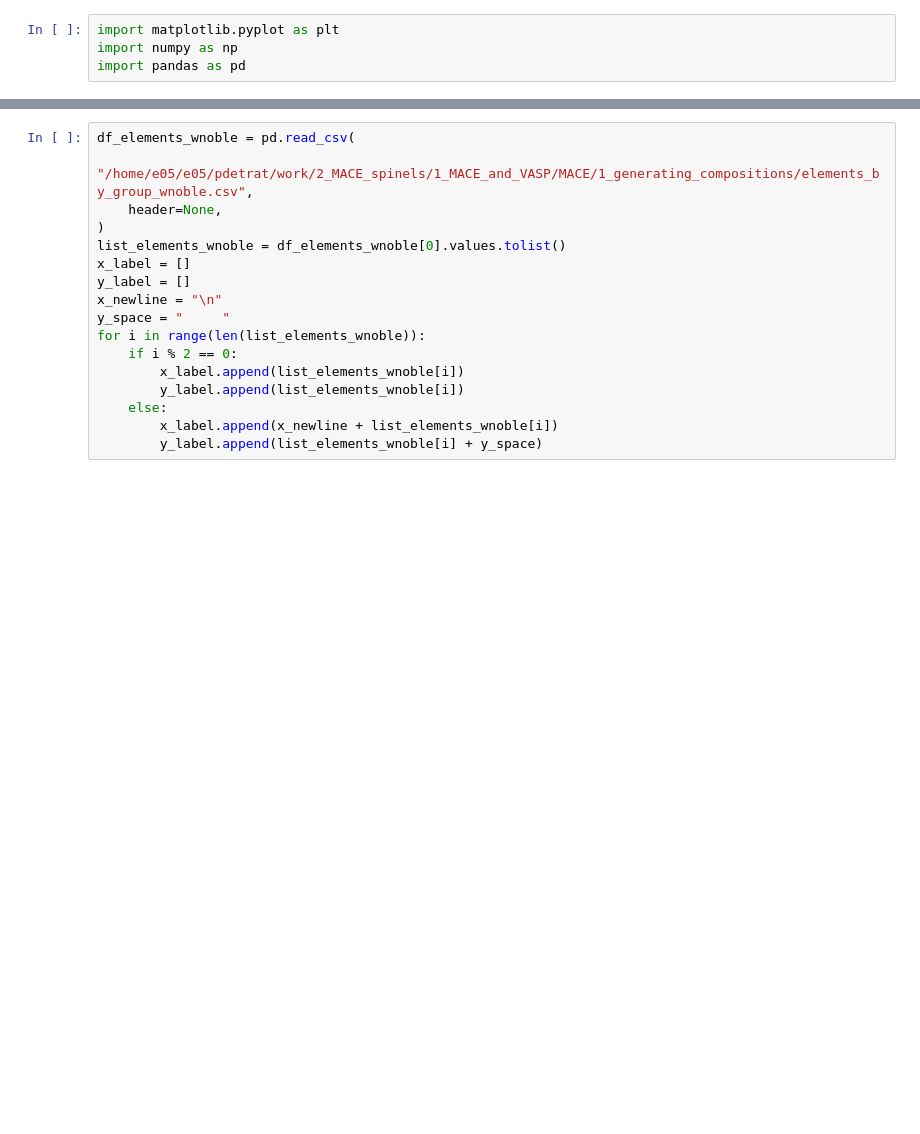
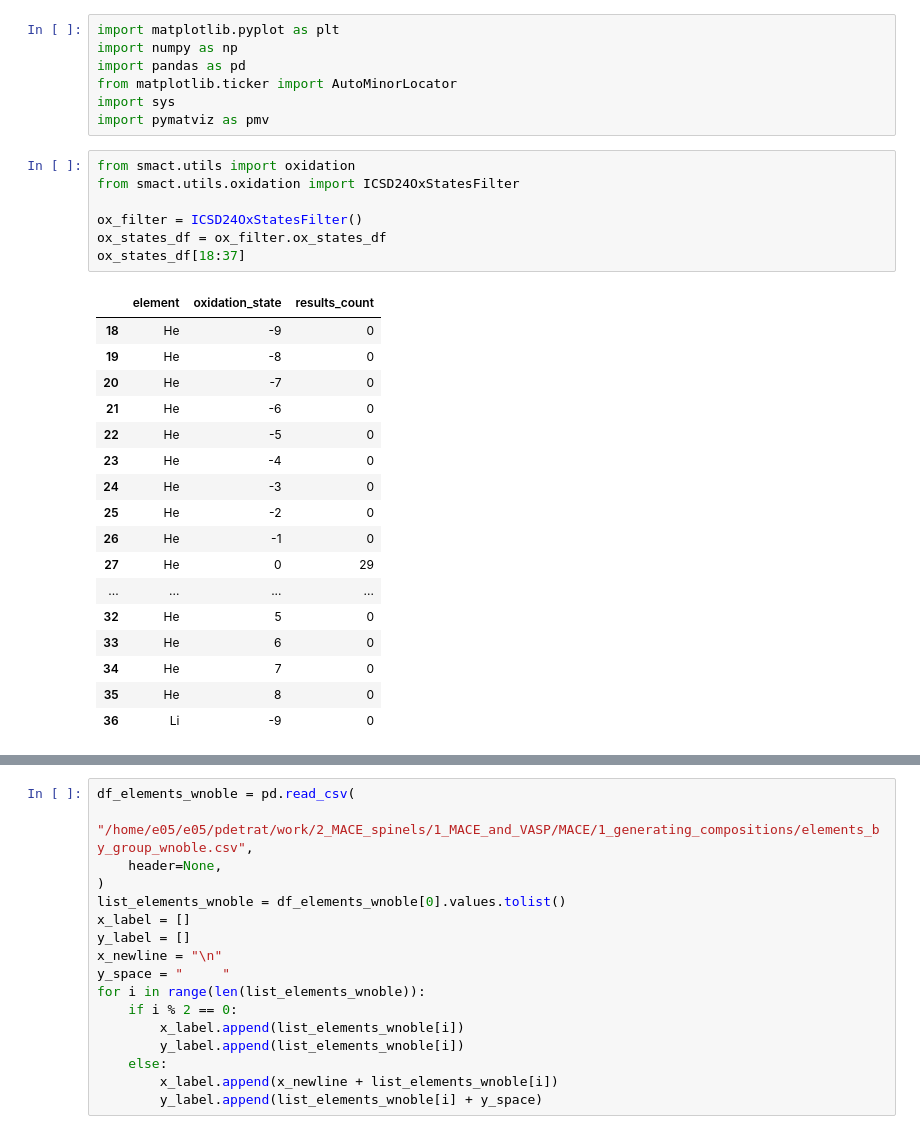
Before and after one commit to KingaMas/SMACT, a Jupyter notebook: figures.ipynb, the cells around one changed output, grey strips where cells are left out. Saved outputs shown, nothing was run; the diff lists cells and outputs as text; blank space fills up the shorter version.

```diff
--- a/figures.ipynb
+++ b/figures.ipynb
@@ -2,3 +2,31 @@
 import matplotlib.pyplot as plt
 import numpy as np
 import pandas as pd
+from matplotlib.ticker import AutoMinorLocator
+import sys
+import pymatviz as pmv
+# %%
+from smact.utils import oxidation
+from smact.utils.oxidation import ICSD24OxStatesFilter
+
+ox_filter = ICSD24OxStatesFilter()
+ox_states_df = ox_filter.ox_states_df
+ox_states_df[18:37]
+# %% [output]
+|  | element | oxidation_state | results_count |
+| 18 | He | -9 | 0 |
+| 19 | He | -8 | 0 |
+| 20 | He | -7 | 0 |
+| 21 | He | -6 | 0 |
+| 22 | He | -5 | 0 |
+| 23 | He | -4 | 0 |
+| 24 | He | -3 | 0 |
+| 25 | He | -2 | 0 |
+| 26 | He | -1 | 0 |
+| 27 | He | 0 | 29 |
+| ... | ... | ... | ... |
+| 32 | He | 5 | 0 |
+| 33 | He | 6 | 0 |
+| 34 | He | 7 | 0 |
+| 35 | He | 8 | 0 |
+| 36 | Li | -9 | 0 |
```
Also changed, not shown: parts of 9 cells of this notebook.
